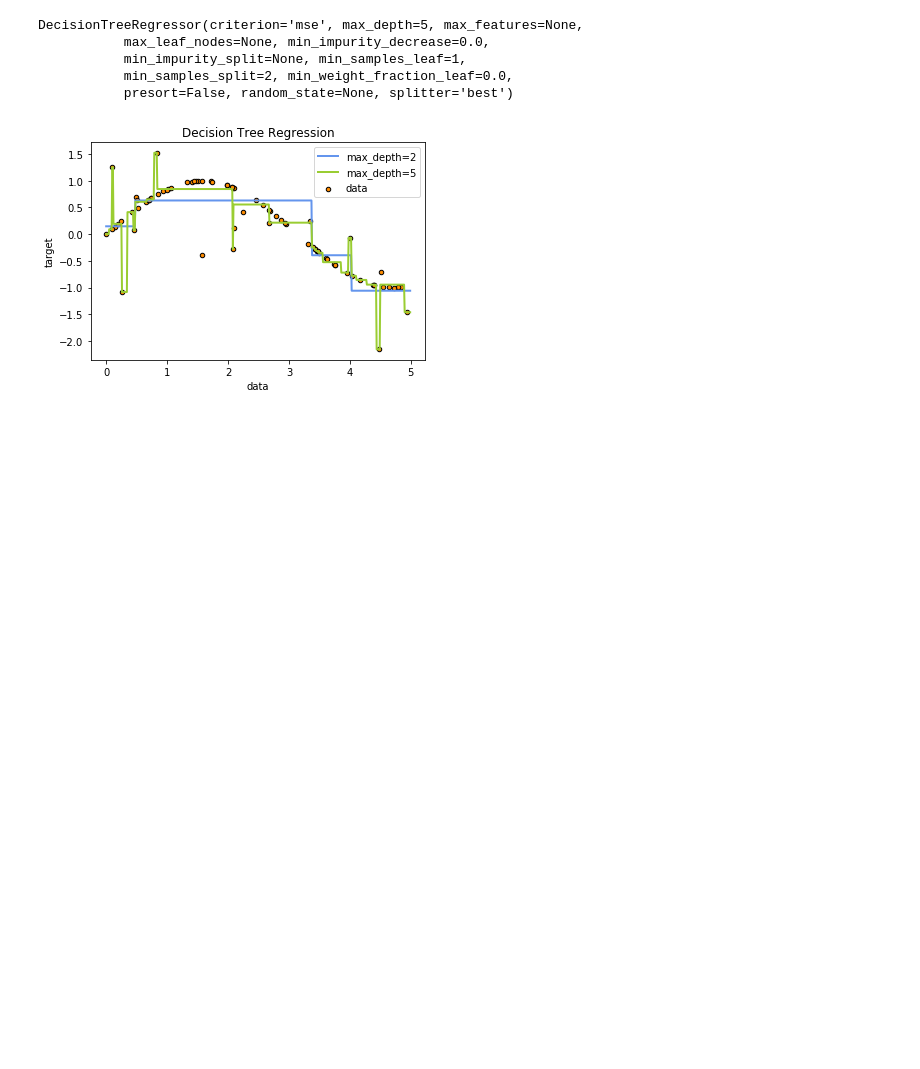
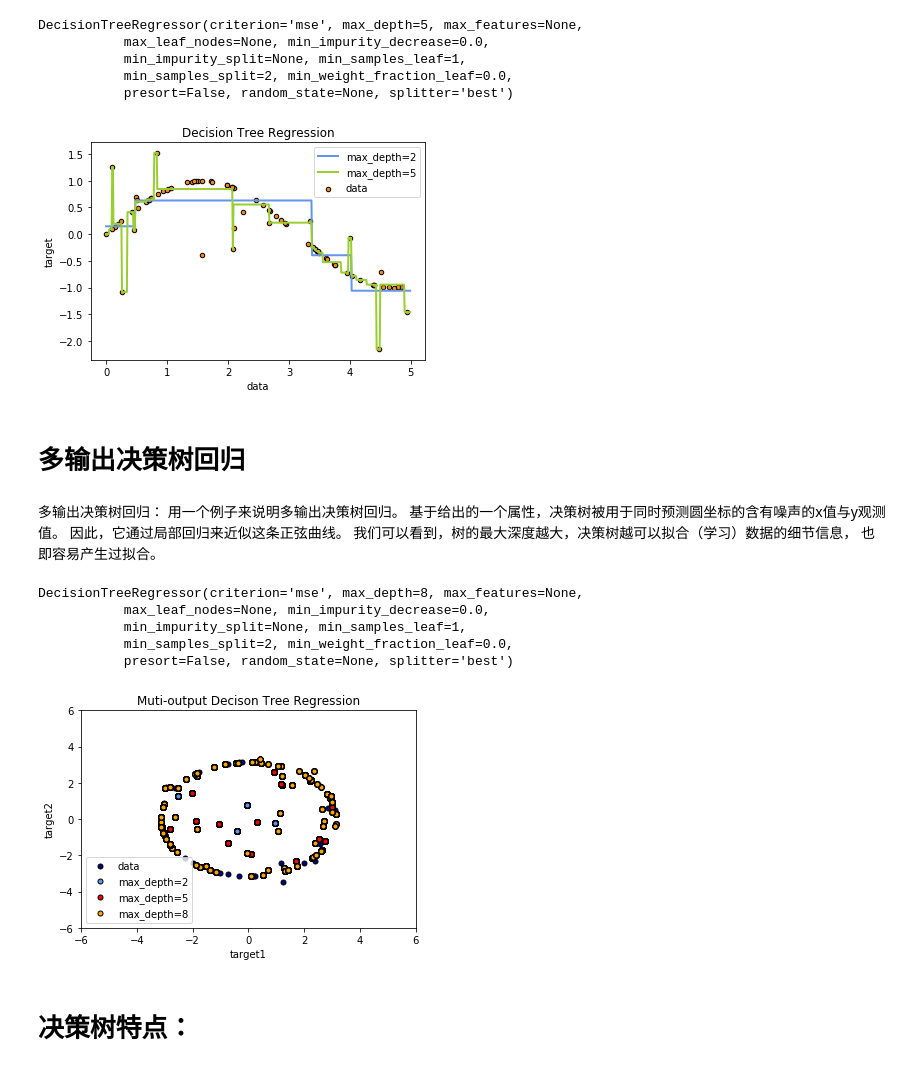
Before and after one commit to ERSSLE/studymodel, a Jupyter notebook: tree/tree1_clause.ipynb, the cells around one changed output. Cells and saved outputs as stored; diff of their text form; code cells hidden in the pictures; blank space fills up the shorter version.

```diff
--- a/tree/tree1_clause.ipynb
+++ b/tree/tree1_clause.ipynb
@@ -138,3 +138,61 @@ plt.legend()
 plt.show()
 # %% [output]
 [figure]
+# %% [markdown]
+# 多输出决策树回归
+# %% [markdown]
+多输出决策树回归：
+用一个例子来说明多输出决策树回归。
+基于给出的一个属性，决策树被用于同时预测圆坐标的含有噪声的x值与y观测值。
+因此，它通过局部回归来近似这条正弦曲线。
+我们可以看到，树的最大深度越大，决策树越可以拟合（学习）数据的细节信息，
+也即容易产生过拟合。
+# %%
+#创建随机数据集
+rng = np.random.RandomState(1)
+X = np.sort(200 * rng.rand(100,1) - 100,axis=0)
+y = np.array([np.pi * np.sin(X).ravel(),np.pi * np.cos(X).ravel()]).T
+y[::5,:] += (0.5 - rng.rand(20,2))
+# %%
+#创建回归模型
+regr_1 = DecisionTreeRegressor(max_depth=2)
+regr_2 = DecisionTreeRegressor(max_depth=5)
+regr_3 = DecisionTreeRegressor(max_depth=8)
+regr_1.fit(X,y)
+regr_2.fit(X,y)
+regr_3.fit(X,y)
+# %% [output]
+DecisionTreeRegressor(criterion='mse', max_depth=8, max_features=None,
+           max_leaf_nodes=None, min_impurity_decrease=0.0,
+           min_impurity_split=None, min_samples_leaf=1,
+           min_samples_split=2, min_weight_fraction_leaf=0.0,
+           presort=False, random_state=None, splitter='best')
+# %%
+#不同深度决策树预测
+X_test = np.arange(-100.0,100.0,0.01)[:,np.newaxis]
+y_1 = regr_1.predict(X_test)
+y_2 = regr_2.predict(X_test)
+y_3 = regr_3.predict(X_test)
+# %%
+#预测结果可视化
+plt.figure()
+s=25
+plt.scatter(y[:,0],y[:,1],c='navy',s=s,edgecolor='black',
+            label='data')
+plt.scatter(y_1[:,0],y_1[:,1],c='cornflowerblue',s=s,
+            edgecolor='black',label='max_depth=2')
+plt.scatter(y_2[:,0],y_2[:,1],c='red',s=s,
+            edgecolor='black',label='max_depth=5')
+plt.scatter(y_3[:,0],y_3[:,1],c='orange',s=s,
+            edgecolor='black',label='max_depth=8')
+plt.xlim([-6,6])
+plt.ylim([-6,6])
+plt.xlabel('target1')
+plt.ylabel('target2')
+plt.title('Muti-output Decison Tree Regression')
+plt.legend(loc='best')
+plt.show()
+# %% [output]
+[figure, added]
+# %% [markdown]
+# 决策树特点：
```
Also changed, not shown: parts of 5 cells of this notebook, 2 other files.
